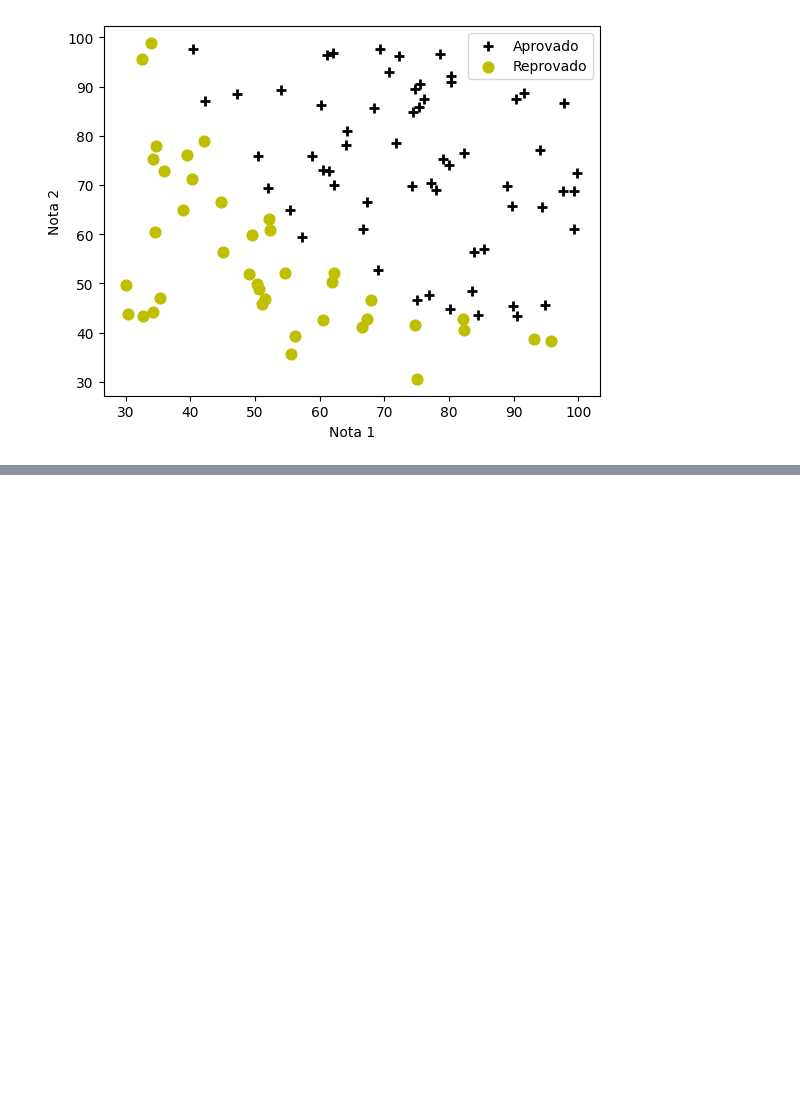
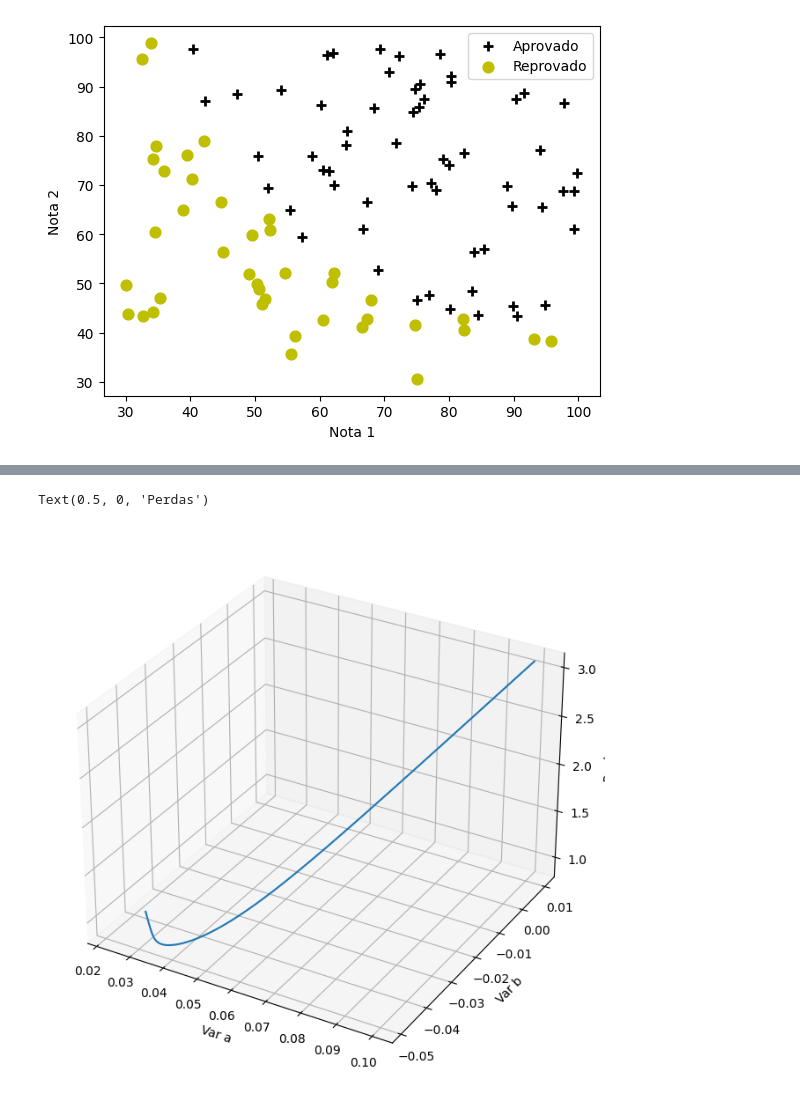
Before and after one commit to Ahmedntc/Computational-Science, a Jupyter notebook: logRegression/Regressao logistica.ipynb, the cells around one changed output, grey strips where cells are left out. Saved outputs shown, nothing was run; the diff lists cells and outputs as text; code cells hidden in the pictures; blank space fills up the shorter version.

```diff
--- a/logRegression/Regressao logistica.ipynb
+++ b/logRegression/Regressao logistica.ipynb
@@ -87,0 +106,12 @@ a, b, c
+# %%
+# Plotando os valores de A , B e a perda
+plt.figure(figsize = (10, 8))
+ax = plt.axes(projection = '3d')
+
+ax.plot3D(var_a, var_b, perdas)
+ax.set_xlabel("Var a")
+ax.set_ylabel("Var b")
+ax.set_zlabel("Perdas")
+# %% [output]
+Text(0.5, 0, 'Perdas')
+[figure, added]
```
Also changed, not shown: parts of 5 cells of this notebook.
